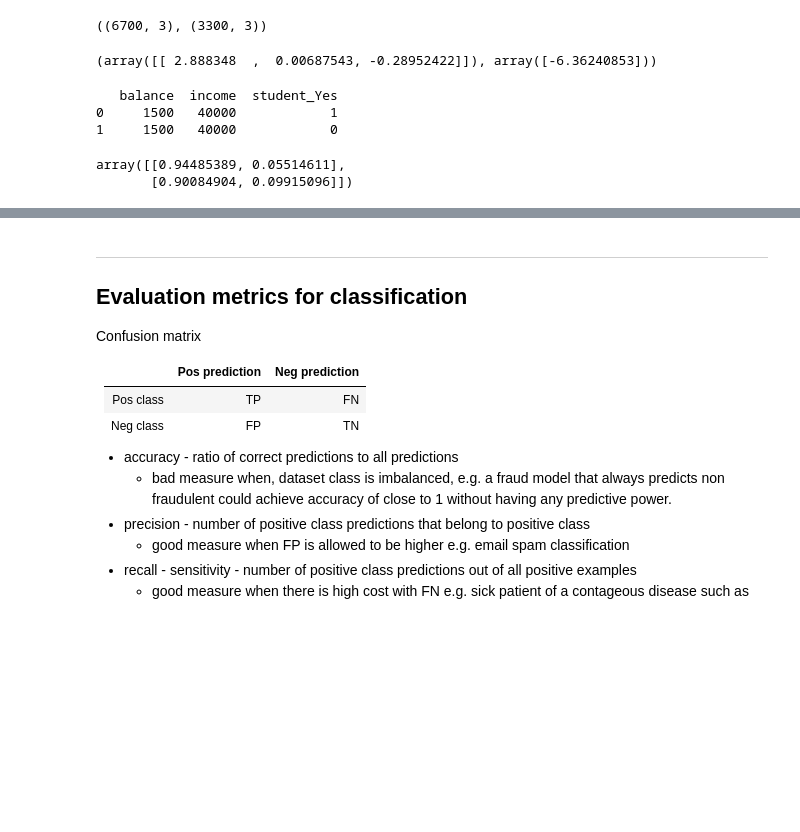
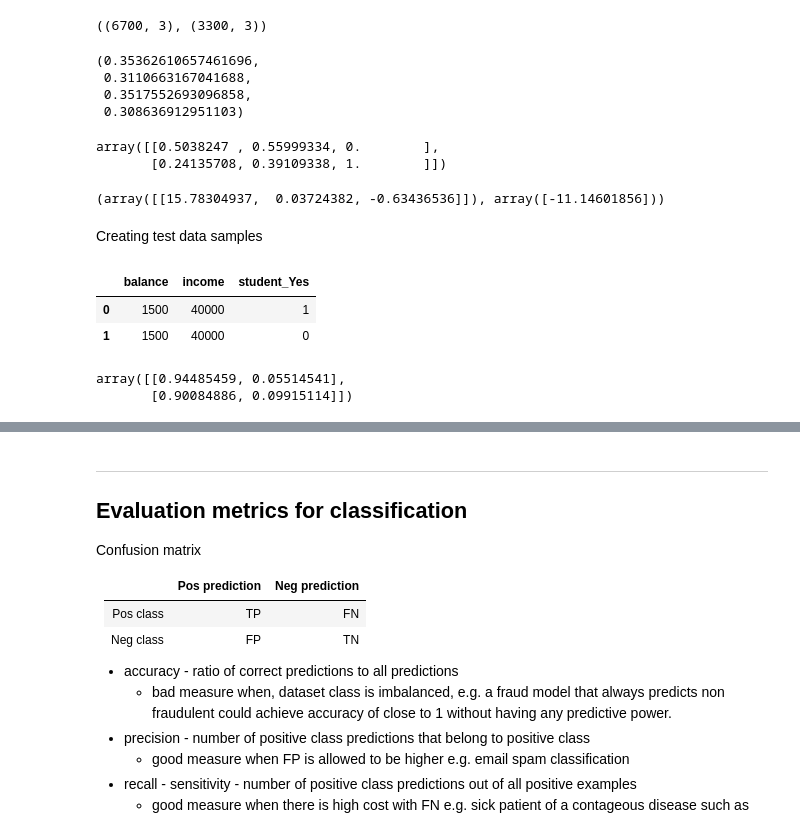
Before and after one commit to Andreas-Svensson/machine_learning, a Jupyter notebook: code-alongs/L05_logistic_regression.ipynb, the cells around one changed output, grey strips where cells are left out. Saved outputs shown, nothing was run; the diff lists cells and outputs as text; code cells hidden in the pictures; blank space fills up the shorter version.

```diff
--- a/code-alongs/L05_logistic_regression.ipynb
+++ b/code-alongs/L05_logistic_regression.ipynb
@@ -153,32 +151,62 @@ X_train, X_test, y_train, y_test = train_test_split(X, y, test_size=0.33, random
 X_train.shape, X_test.shape
 # %% [output]
 ((6700, 3), (3300, 3))
-# %%
-scaler = StandardScaler()
-scaled_X_train = scaler.fit_transform(X_train)
-scaled_X_test = scaler.transform(X_test)
-
-model = LogisticRegression(penalty=None)
-model.fit(scaled_X_train, y_train)
-model.coef_, model.intercept_
-# %% [output]
-(array([[ 2.888348  ,  0.00687543, -0.28952422]]), array([-6.36240853]))
+# %%
+from sklearn.preprocessing import StandardScaler
+from sklearn.preprocessing import MinMaxScaler
+
+scaler = StandardScaler()
+scaler = MinMaxScaler()
+
+scaled_X_train = scaler.fit_transform(X_train)
+scaled_X_test = scaler.transform(X_test)
+
+scaled_X_train.mean(), scaled_X_train.std(), scaled_X_test.mean(), scaled_X_test.std()
+# %% [output]
+(0.35362610657461696,
+ 0.3110663167041688,
+ 0.3517552693096858,
+ 0.308636912951103)
+# %%
+scaled_X_train[7:9] # can see how student_Yes was scaled in the last column
+# %% [output]
+array([[0.5038247 , 0.55999334, 0.        ],
+       [0.24135708, 0.39109338, 1.        ]])
+# %%
+from sklearn.linear_model import LogisticRegression
+
+model = LogisticRegression(penalty=None)
+
+model.fit(scaled_X_train, y_train)
+
+model.coef_, model.intercept_
+# high balance -> adds much to prob default
+# income does not seem correlated
+# being a student -> lowers risk of default
+# %% [output]
+(array([[15.78304937,  0.03724382, -0.63436536]]), array([-11.14601856]))
+# %% [markdown]
+Creating test data samples
+# %%
+test_sample = pd.DataFrame({
+    "balance": [1500, 1500],
+    "income": [40000, 40000],
+    "student_Yes": [1, 0]
+    })
+
+test_sample # only difference is that one is student and the other is not
+# %% [output]
+|  | balance | income | student_Yes |
+| 0 | 1500 | 40000 | 1 |
+| 1 | 1500 | 40000 | 0 |
 # %%
-test_sample = pd.DataFrame({"balance": [1500, 1500], "income": [
-                           40000, 40000], "student_Yes": [1, 0]})
-
-print(test_sample)
-# only difference is that one is student and the other is not
 scaled_test_sample = scaler.transform(test_sample)
 
 # first column is -1 label i.e. not default, second column is label 1 i.e. default
-model.predict_proba(scaled_test_sample)
-# we see that being student decreases the chance of getting default
+
+model.predict_proba(scaled_test_sample) # we see that being student decreases the chance of getting default
 # %% [output]
-   balance  income  student_Yes
-0     1500   40000            1
-1     1500   40000            0
+array([[0.94485459, 0.05514541],
+       [0.90084886, 0.09915114]])
-array([[0.94485389, 0.05514611],
-       [0.90084904, 0.09915096]])
 # %%
 y_pred_probability = model.predict_proba(scaled_X_test)
```
Also changed, not shown: parts of 12 cells of this notebook.
